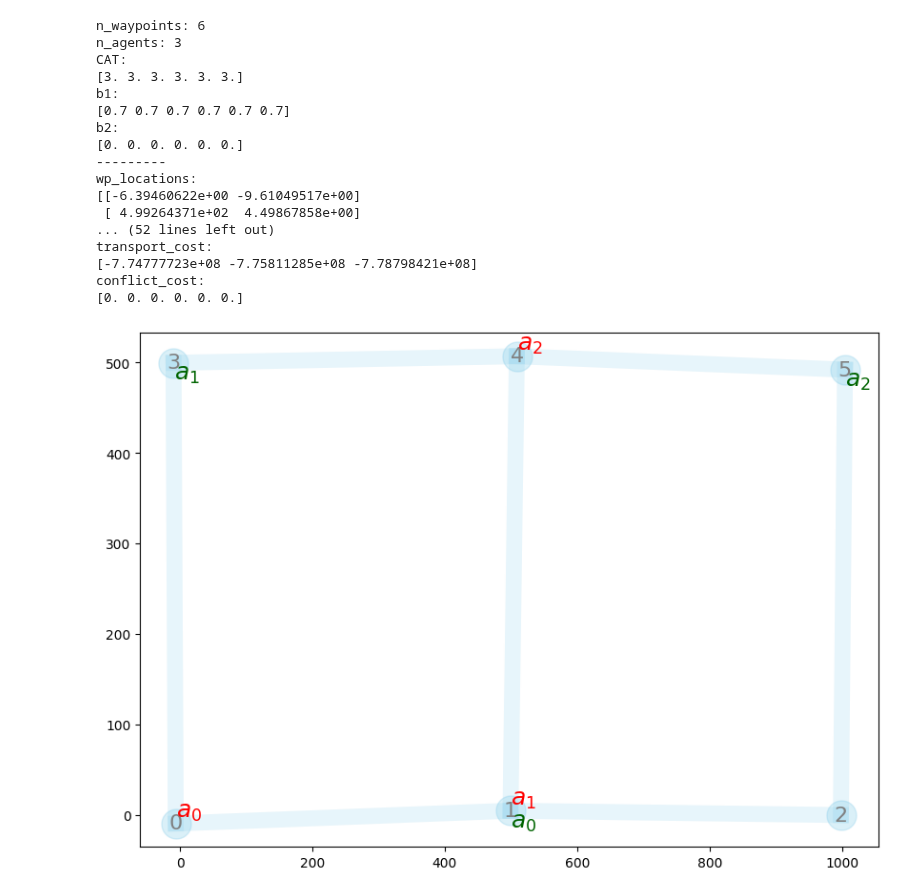
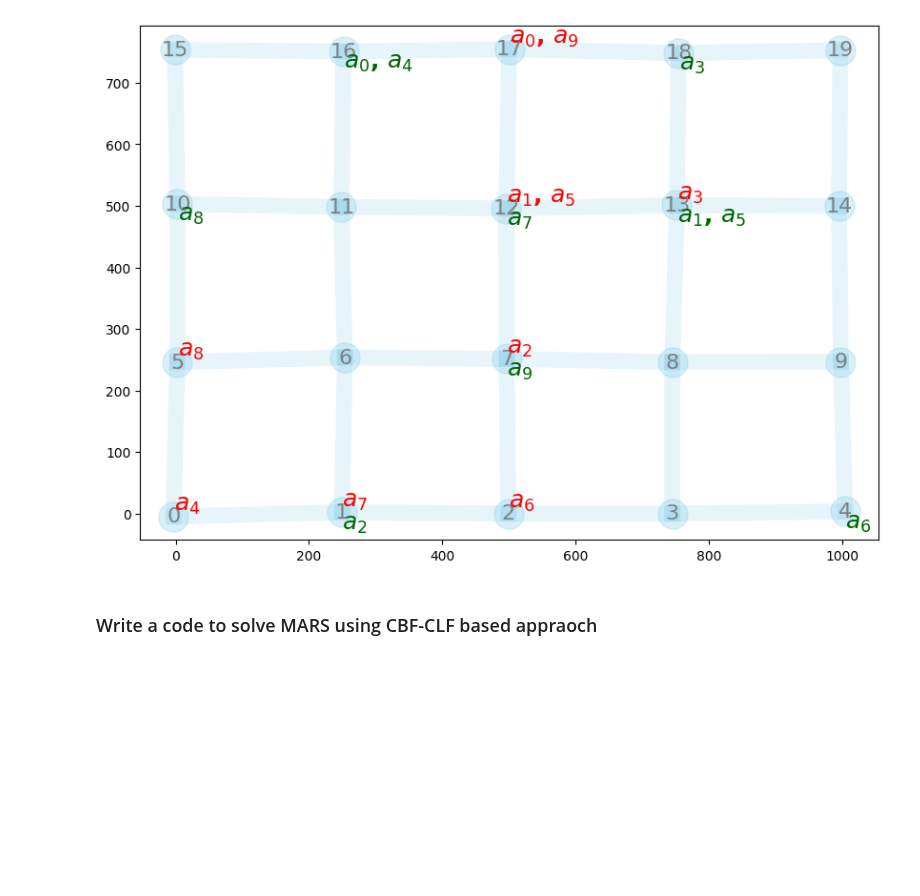
Before and after one commit to dt-1729/ULI_NASA, a Jupyter notebook: UTM_scheduling_and_routing/main.ipynb, the cells around one changed output. Saved outputs shown, nothing was run; the diff lists cells and outputs as text; code cells hidden in the pictures; blank space fills up the shorter version.

```diff
--- a/UTM_scheduling_and_routing/main.ipynb
+++ b/UTM_scheduling_and_routing/main.ipynb
@@ -16,93 +15,52 @@ importlib.reload(createEnv)
 importlib.reload(supporting_functions)
 
 # generate waypoints and the adjacency matrix
-n_waypoints = 6
-n_agents = 3
+n_waypoints = 20
+n_agents = 10
 tolArray = np.random.uniform(3.0, 3.0, n_waypoints)
-b1 = np.ones(n_waypoints)*0.7
-b2 = np.ones(n_waypoints)*0.0
 
 # Grid network parameters
 grid_params = {
     'type':'grid',
     'n_points':n_waypoints,
     'grid_size':1000,
-    'noise_factor':10
+    'noise_factor':5
 }
 
 # Ring network parameters
 ring_params = {
     'type':'ring',
     'num_rings':3,
     'points_per_ring':int(n_waypoints/3),
-    'center_distance':200,
+    'center_distance':1000,
     'deformation_level':50.0,
     'extra_connections':0.00,
     'missing_connections':0.05
 }
 
 # create a mars environment
 mars = createEnv.MARS(
     n_waypoints,
     n_agents,
     tolArray,
-    b1,
-    b2,
     grid_params,
     seed=11,
-    printFlag=True)
-
-# compute conflict cost
-beta0=1e-8
-gamma_t = 5e0
-gamma_c = 1e-2
-coeff_t = 50
-coeff_c = 0.01
-# calculate conflict cost
-# print(f'mars_schedule:\n{np.round(mars.sched_mat,2)}')
-# Xi = mars.agents[1].returnStageWiseCost(mars.sched_mat[1,:], mars.dist_mat, gamma_t, coeff_t)
-# Pb = mars.agents[1].getPathAssociations(mars.sched_mat[1,:], mars.dist_mat, beta0, gamma_t, coeff_t)
-# print(f'agent start:{mars.agents[1].s}\nprobability:\n{Pb[1]}\nstageWiseCost:{Xi[1]}')
-
-reach_mat = mars.calc_agent_reach_mat(
-        mars.sched_mat,
-        beta=beta0, gamma=gamma_t, coeff=coeff_t)
-filter_wp = np.ones(shape=reach_mat.shape)
-filter_wp[reach_mat <= 1.0e-10] = 0.0
-print(f'reach_mat')
-print(f'filter_wp:\n{filter_wp}')
-mars.transportCost(mars.sched_mat, beta=beta0, gamma=gamma_t, coeff=coeff_t)
-print(f'transport_cost:\n{mars.C_agents}')
-mars.conflictCost(mars.sched_mat, gamma=gamma_c, coeff=coeff_c, filter_wp=filter_wp)
-print(f'conflict_cost:\n{mars.C_wp_conflict}')
+    offset_energy=1,
+    stagewiseCostCoeffs=np.array([10.0, 1.0, 1.0]),
+    selfHop=0,
+    printFlag=False)
 
 # mars visualization
-# agent_routes, agent_schedules, agent_colors = createEnv.calc_agent_routes_and_schedules(mars, Pb_a=[], printRoutes=False)
-cmap = get_cmap('tab20')
+cmap = plt.get_cmap('tab20')
 agent_colors = {a: cmap(i / mars.n_agents) for i, a in enumerate(range(mars.n_agents))}
-createEnv.plotNetwork(mars=mars, figuresize=(10,7), routes=[], agent_colors=agent_colors, showEdgeLength=False, plotPaths=False)
+createEnv.plotNetwork(mars=mars, figuresize=(10,7), routes=[], agent_colors=agent_colors, showEdgeLength=False)
 
 # agent visualization
-show_graph=0
-if show_graph:
-    for i,v in enumerate(mars.agents):
-        v.showGraph(mars.wp_locations, mars.dist_mat, mars.mask, mars.sched_mat[i,:], figuresize=(10,5), showEdgeTimeLim=True)
+# show_graph=0
+# if show_graph:
+#     for i,v in enumerate(mars.agents):
+#         v.showGraph(mars.wp_locations, mars.dist_mat, mars.mask, mars.sched_mat[i,:], figuresize=(10,5), showEdgeTimeLim=True)
 # %% [output]
-n_waypoints: 6
-n_agents: 3
-CAT:
-[3. 3. 3. 3. 3. 3.]
-b1:
-[0.7 0.7 0.7 0.7 0.7 0.7]
-b2:
-[0. 0. 0. 0. 0. 0.]
----------
-wp_locations:
-[[-6.39460622e+00 -9.61049517e+00]
- [ 4.99264371e+02  4.49867858e+00]
-... (52 lines left out)
-transport_cost:
-[-7.74777723e+08 -7.75811285e+08 -7.78798421e+08]
-conflict_cost:
-[0. 0. 0. 0. 0. 0.]
-[figure, old version]
+[figure, new version]
+# %% [markdown]
+### Write a code to solve MARS using CBF-CLF based appraoch
```
Also changed, not shown: parts of 21 cells of this notebook, 7 other files.
